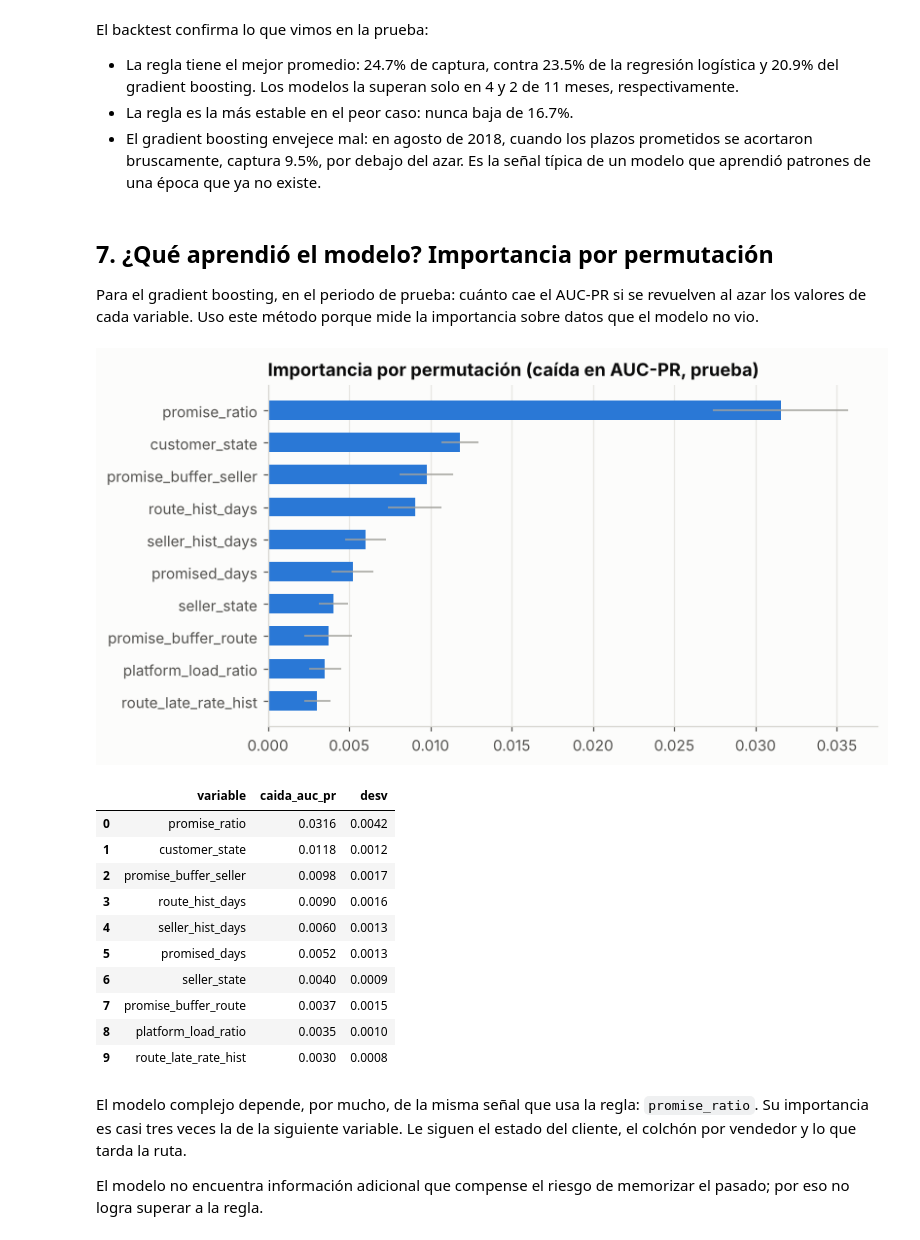
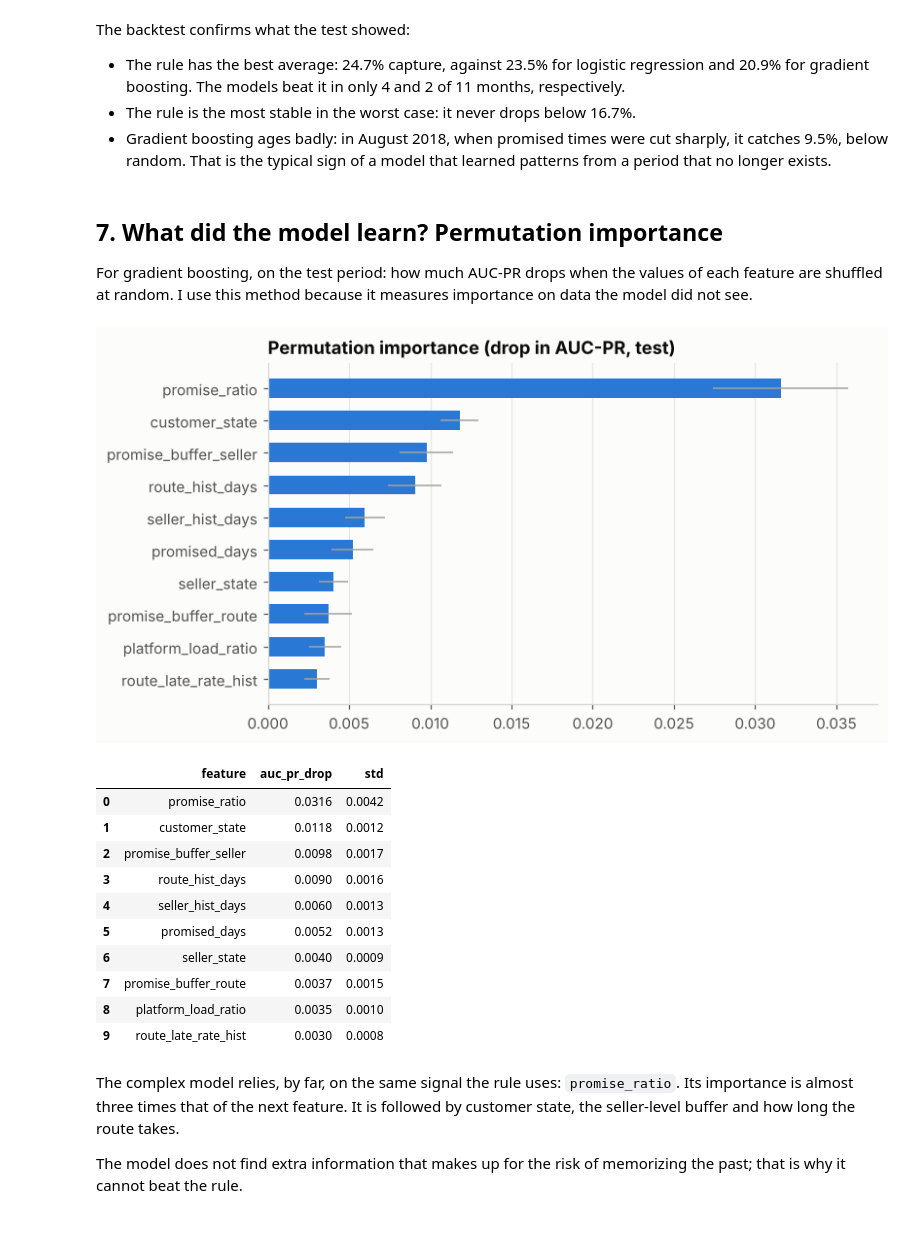
Before and after one commit to cdtorrespi/olist-late-delivery-prediction, a Jupyter notebook: notebooks/03_model.ipynb, the cells around one changed output. Saved outputs shown, nothing was run; the diff lists cells and outputs as text; code cells hidden in the pictures.

```diff
--- a/notebooks/03_model.ipynb
+++ b/notebooks/03_model.ipynb
@@ -73,7 +73,7 @@ def make_logistic() -> Pipeline:
 
 
 def to_boosting_frame(train: pd.DataFrame, other: pd.DataFrame):
-    """Convierte las categóricas a 'category' con las categorías vistas SOLO en entrenamiento."""
+    """Convert categorical features to 'category' using ONLY the categories seen in training."""
     a, b = train[FEATURES].copy(), other[FEATURES].copy()
     for col in CATEGORICAL_FEATURES:
         cats = pd.Index(a[col].dropna().unique())
@@ -92,12 +92,12 @@ def make_boosting(seed: int) -> HistGradientBoostingClassifier:
 
 def split_at(start: pd.Timestamp, end: pd.Timestamp):
     """
-    Construye variables con priors calculados antes de `start` y separa:
-    - train: pedidos cuyo RESULTADO se conocía antes de `start`
-    - evaluación: pedidos COMPRADOS en [start, end)
-    Auditoría de fuga: ningún pedido de entrenamiento tiene un resultado
-    posterior al inicio del periodo evaluado, y ningún pedido evaluado está
-    en entrenamiento (todos se compraron en o después de `start`).
+    Build features with priors computed before `start` and split into:
+    - train: orders whose OUTCOME was known before `start`
+    - evaluation: orders PLACED in [start, end)
+    Leakage audit: no training order has an outcome after the start of the
+    evaluated period, and no evaluated order is in training (all of them
+    were placed on or after `start`).
     """
     X = build_features(df, cutoff=start)
     train = X[X.outcome_known_ts < start]
@@ -107,20 +107,20 @@ def split_at(start: pd.Timestamp, end: pd.Timestamp):
 
 
 def score_all(train: pd.DataFrame, evaluation: pd.DataFrame, seed: int = 42):
-    """Devuelve puntajes de riesgo (mayor = más riesgo) de los tres candidatos."""
+    """Return risk scores (higher = riskier) for the three candidates."""
     logistic = make_logistic().fit(train[FEATURES], train[TARGET])
     a, b = to_boosting_frame(train, evaluation)
     boosting = make_boosting(seed).fit(a, train[TARGET])
     scores = {
-        "Regla: colchón del plazo": -evaluation["promise_ratio"].to_numpy(),
-        "Regresión logística": logistic.predict_proba(evaluation[FEATURES])[:, 1],
+        "Rule: promise buffer": -evaluation["promise_ratio"].to_numpy(),
+        "Logistic regression": logistic.predict_proba(evaluation[FEATURES])[:, 1],
         "Gradient boosting": boosting.predict_proba(b)[:, 1],
     }
     return scores, {"logistic": logistic, "boosting": boosting}
 
 
 def capture_at(y: np.ndarray, score: np.ndarray, k: float) -> float:
-    """% de los positivos que caen en el k% de pedidos con mayor puntaje."""
+    """Share of positives that fall in the top k% of orders by score."""
     n = int(round(len(score) * k))
     top = np.argsort(-score, kind="stable")[:n]
     return y[top].sum() / y.sum()
@@ -128,7 +128,7 @@ def capture_at(y: np.ndarray, score: np.ndarray, k: float) -> float:
 
 def metrics(y: np.ndarray, score: np.ndarray, k: float) -> dict:
     return {
-        "captura_top10": capture_at(y, score, k),
+        "capture_top10": capture_at(y, score, k),
         "precision_top10": y[np.argsort(-score, kind="stable")[: int(round(len(score) * k))]].mean(),
         "auc_pr": average_precision_score(y, score),
         "auc_roc": roc_auc_score(y, score),
@@ -322,33 +322,33 @@ fig.savefig(f"{FIG_DIR}/05_backtest_monthly_capture.png", dpi=160)
 # %% [markdown]
-El backtest confirma lo que vimos en la prueba:
+The backtest confirms what the test showed:
 
-- La regla tiene el mejor promedio: 24.7% de captura, contra 23.5% de la regresión logística y 20.9% del gradient boosting. Los modelos la superan solo en 4 y 2 de 11 meses, respectivamente.
-- La regla es la más estable en el peor caso: nunca baja de 16.7%.
-- El gradient boosting envejece mal: en agosto de 2018, cuando los plazos prometidos se acortaron bruscamente, captura 9.5%, por debajo del azar. Es la señal típica de un modelo que aprendió patrones de una época que ya no existe.
+- The rule has the best average: 24.7% capture, against 23.5% for logistic regression and 20.9% for gradient boosting. The models beat it in only 4 and 2 of 11 months, respectively.
+- The rule is the most stable in the worst case: it never drops below 16.7%.
+- Gradient boosting ages badly: in August 2018, when promised times were cut sharply, it catches 9.5%, below random. That is the typical sign of a model that learned patterns from a period that no longer exists.
 # %% [markdown]
-## 7. ¿Qué aprendió el modelo? Importancia por permutación
+## 7. What did the model learn? Permutation importance
 
-Para el gradient boosting, en el periodo de prueba: cuánto cae el AUC-PR si se revuelven al azar los valores de cada variable. Uso este método porque mide la importancia sobre datos que el modelo no vio.
+For gradient boosting, on the test period: how much AUC-PR drops when the values of each feature are shuffled at random. I use this method because it measures importance on data the model did not see.
 # %%
 _, test_boost = to_boosting_frame(train, test)
 perm = permutation_importance(models["boosting"], test_boost, y_test, scoring="average_precision",
                               n_repeats=5, random_state=cfg.seed, n_jobs=-1)
-importance = (pd.DataFrame({"variable": FEATURES, "caida_auc_pr": perm.importances_mean, "desv": perm.importances_std})
-              .sort_values("caida_auc_pr", ascending=False).reset_index(drop=True))
+importance = (pd.DataFrame({"feature": FEATURES, "auc_pr_drop": perm.importances_mean, "std": perm.importances_std})
+              .sort_values("auc_pr_drop", ascending=False).reset_index(drop=True))
 
 top = importance.head(10).iloc[::-1]
 fig, ax = plt.subplots(figsize=(7.5, 4))
-ax.barh(top.variable, top.caida_auc_pr, xerr=top.desv, color=BLUE, height=0.6,
+ax.barh(top.feature, top.auc_pr_drop, xerr=top["std"], color=BLUE, height=0.6,
         error_kw={"ecolor": GRAY, "elinewidth": 1})
 ax.grid(axis="x")
 ax.grid(axis="y", visible=False)
-ax.set_title("Importancia por permutación (caída en AUC-PR, prueba)")
+ax.set_title("Permutation importance (drop in AUC-PR, test)")
 fig.tight_layout()
 fig.savefig(f"{FIG_DIR}/06_permutation_importance.png", dpi=160)
 importance.head(10).round(4)
 # %% [output]
-[figure, old version]
+[figure, new version]
-|  | variable | caida_auc_pr | desv |
+|  | feature | auc_pr_drop | std |
 | 0 | promise_ratio | 0.0316 | 0.0042 |
 | 1 | customer_state | 0.0118 | 0.0012 |
 | 2 | promise_buffer_seller | 0.0098 | 0.0017 |
@@ -360,7 +360,7 @@ importance.head(10).round(4)
 | 8 | platform_load_ratio | 0.0035 | 0.0010 |
 | 9 | route_late_rate_hist | 0.0030 | 0.0008 |
 # %% [markdown]
-El modelo complejo depende, por mucho, de la misma señal que usa la regla: `promise_ratio`. Su importancia es casi tres veces la de la siguiente variable. Le siguen el estado del cliente, el colchón por vendedor y lo que tarda la ruta.
+The complex model relies, by far, on the same signal the rule uses: `promise_ratio`. Its importance is almost three times that of the next feature. It is followed by customer state, the seller-level buffer and how long the route takes.
 
-El modelo no encuentra información adicional que compense el riesgo de memorizar el pasado; por eso no logra superar a la regla.
+The model does not find extra information that makes up for the risk of memorizing the past; that is why it cannot beat the rule.
 # %% [markdown]
```
Also changed, not shown: parts of 27 cells of this notebook, 54 other files.
